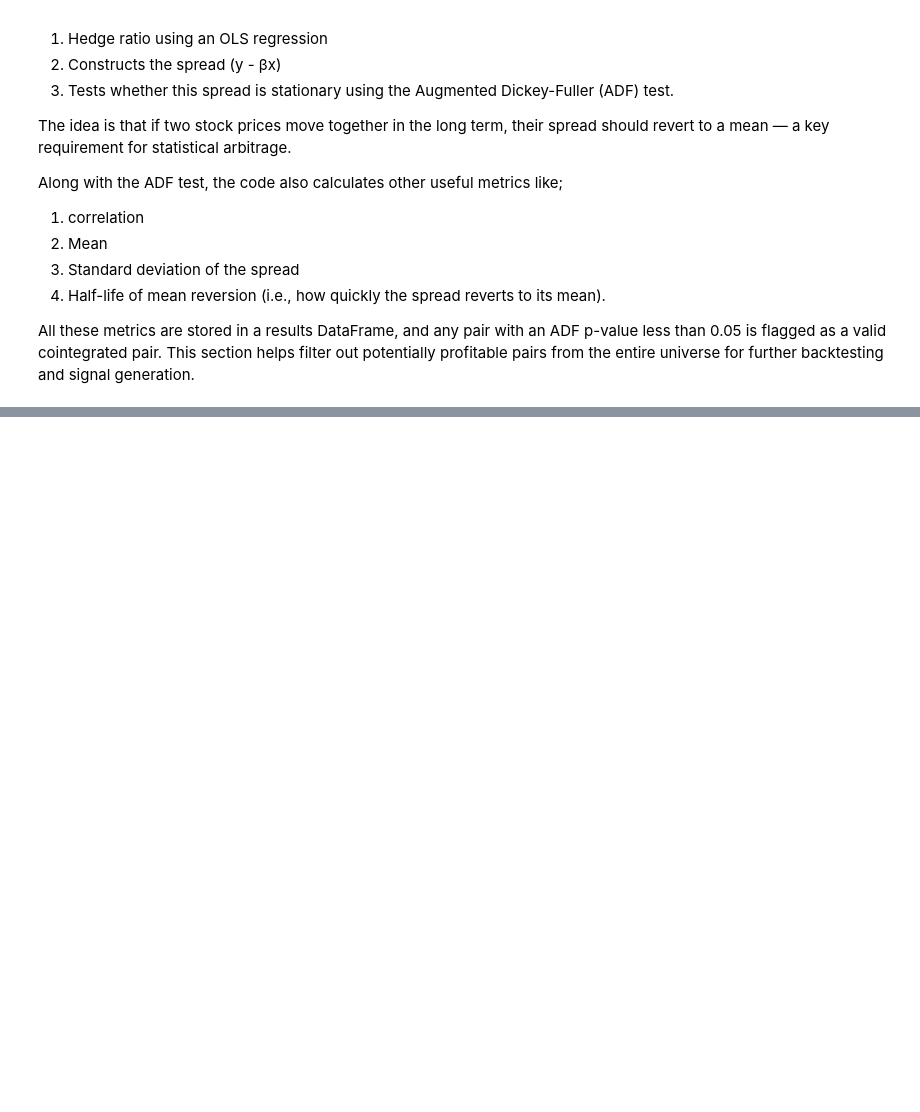
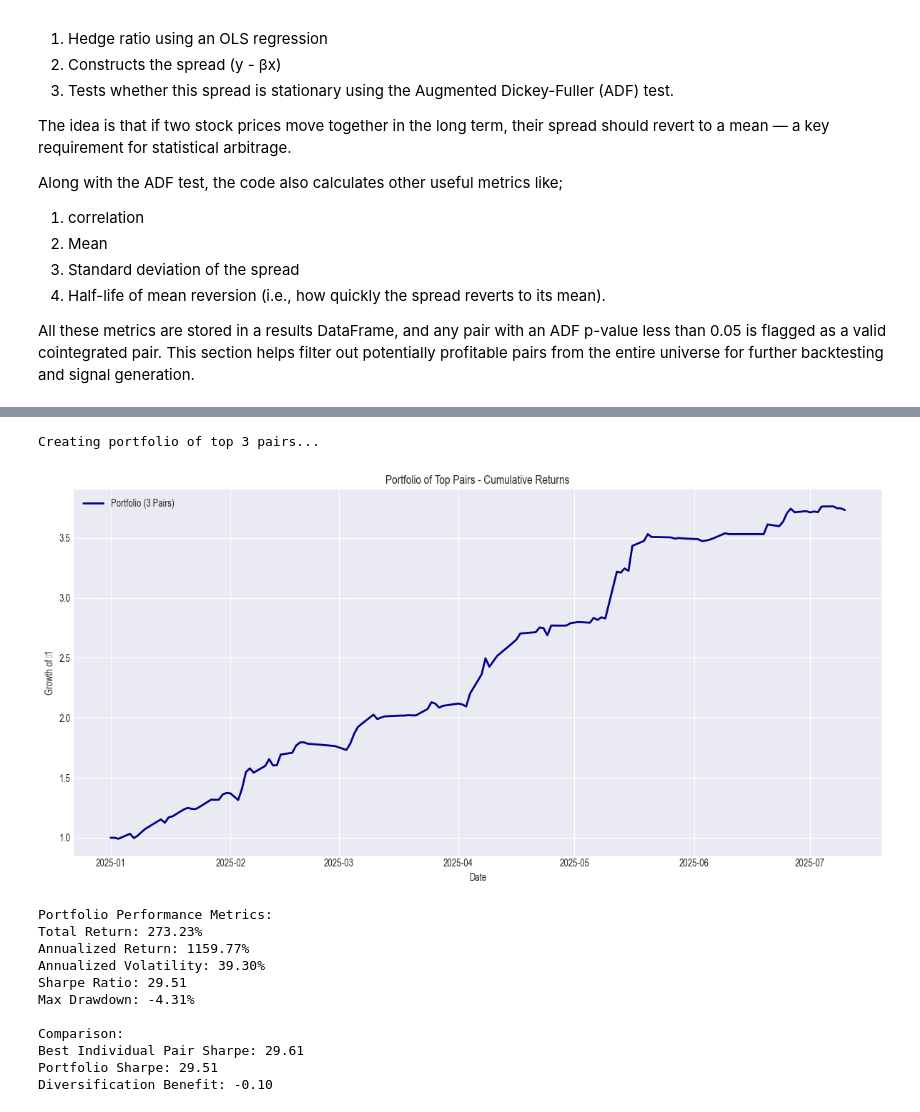
Before and after one commit to Dhyanam-Joshiara/stat-arb-pairs-trading, a Jupyter notebook: notebook/01_data_download_and_visualization.ipynb.ipynb, the cells around one changed output, grey strips where cells are left out. Drawn from its saved outputs; the diff is of its cells as text; code cells hidden in the pictures; blank space fills up the shorter version.

```diff
--- a/notebook/01_data_download_and_visualization.ipynb.ipynb
+++ b/notebook/01_data_download_and_visualization.ipynb.ipynb
@@ -262,0 +536,80 @@ Valid cointegrated pairs: 67
+# %%
+# Section 10: Portfolio of Top Pairs (Optional)
+if len(valid_pairs) > 0:
+    # Create portfolio of top N pairs
+    top_n = min(3, len(backtest_df))  # Top 3 pairs or fewer if less available
+    portfolio_pairs = backtest_df.head(top_n)
+
+    print(f"Creating portfolio of top {top_n} pairs...")
+
+    # Equal weight allocation
+    weight_per_pair = 1.0 / top_n
+    portfolio_returns = pd.DataFrame(index=df_prices.index)
+    portfolio_returns['portfolio_return'] = 0.0
+
+    for idx, row in portfolio_pairs.iterrows():
+        stock_a = row['Stock_A']
+        stock_b = row['Stock_B']
+        hedge_ratio = row['Hedge_Ratio']
+
+        # Get pair returns
+        signals, returns = backtest_pair(stock_a, stock_b, hedge_ratio, df_prices)
+
+        # Add to portfolio with equal weight
+        portfolio_returns['portfolio_return'] += weight_per_pair * returns['strategy_return']
+
+    # Rename column to match expected input for performance function
+    portfolio_returns['strategy_return'] = portfolio_returns['portfolio_return']
+
+    # Calculate portfolio cumulative returns
+    portfolio_returns['cumulative'] = (1 + portfolio_returns['strategy_return']).cumprod()
+
+    # Portfolio performance metrics
+    portfolio_metrics = calculate_performance_metrics(portfolio_returns)
+
+    # Plot portfolio performance
+    plt.figure(figsize=(12, 6))
+    plt.plot(portfolio_returns.index, portfolio_returns['cumulative'],
+             label=f'Portfolio ({top_n} Pairs)', color='darkblue', linewidth=2)
+    plt.title('Portfolio of Top Pairs - Cumulative Returns')
+    plt.xlabel('Date')
+    plt.ylabel('Growth of ₹1')
+    plt.legend()
+    plt.grid(True)
+    plt.tight_layout()
+    plt.show()
+
+    # Print portfolio metrics
+    print(f"\nPortfolio Performance Metrics:")
+    print(f"Total Return: {portfolio_metrics['Total_Return']*100:.2f}%")
+    print(f"Annualized Return: {portfolio_metrics['Annualized_Return']*100:.2f}%")
+    print(f"Annualized Volatility: {portfolio_metrics['Annualized_Volatility']*100:.2f}%")
+    print(f"Sharpe Ratio: {portfolio_metrics['Sharpe_Ratio']:.2f}")
+    print(f"Max Drawdown: {portfolio_metrics['Max_Drawdown']*100:.2f}%")
+
+    # Compare individual vs portfolio
+    print(f"\nComparison:")
+    print(f"Best Individual Pair Sharpe: {backtest_df['Sharpe_Ratio'].max():.2f}")
+    print(f"Portfolio Sharpe: {portfolio_metrics['Sharpe_Ratio']:.2f}")
+    print(f"Diversification Benefit: {portfolio_metrics['Sharpe_Ratio'] - backtest_df['Sharpe_Ratio'].max():.2f}")
+
+    # Save portfolio results
+    portfolio_summary = pd.DataFrame([portfolio_metrics])
+    portfolio_summary.to_csv('portfolio_performance.csv', index=False)
+
+else:
+    print("No valid pairs available for portfolio construction!")
+# %% [output]
+Creating portfolio of top 3 pairs...
+[figure, added]
+Portfolio Performance Metrics:
+Total Return: 273.23%
+Annualized Return: 1159.77%
+Annualized Volatility: 39.30%
+Sharpe Ratio: 29.51
+Max Drawdown: -4.31%
+
+Comparison:
+Best Individual Pair Sharpe: 29.61
+Portfolio Sharpe: 29.51
+Diversification Benefit: -0.10
```
Also changed, not shown: parts of 16 cells of this notebook, 4 other files.
